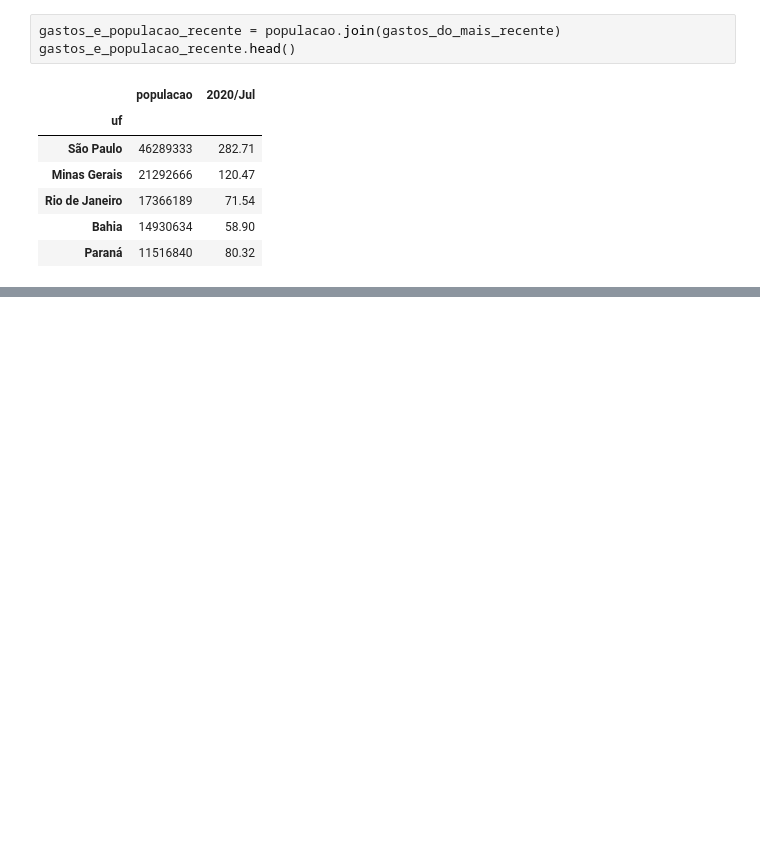
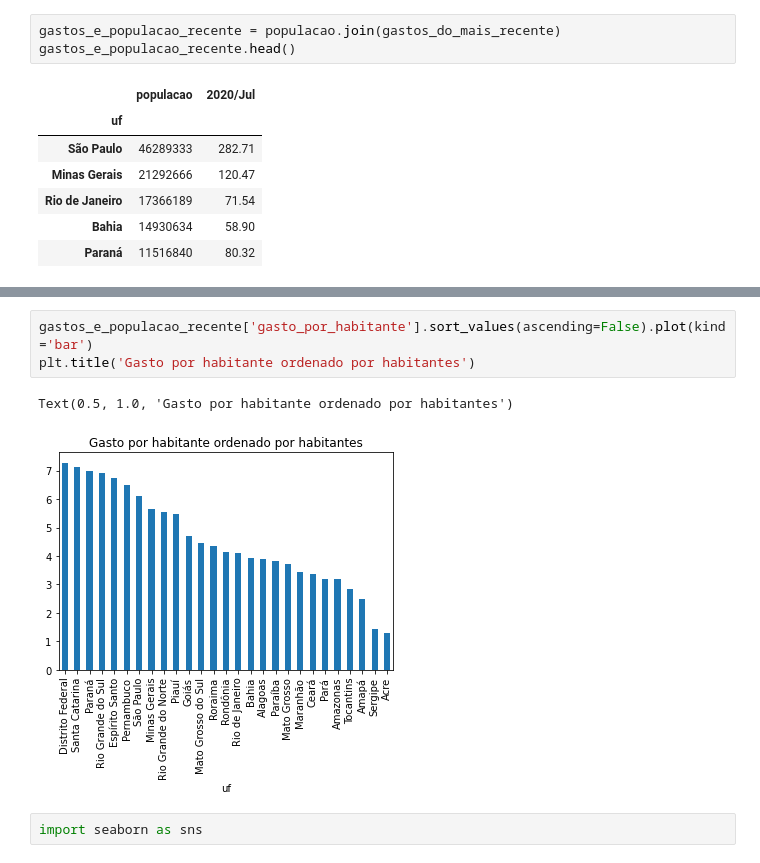
Before and after one commit to dougfeltrim/Bootcamp_Data_Science_Aplicada, a Jupyter notebook: Bootcamp_Data_Science_Aplicada_modulo_2.ipynb, the cells around one changed output, grey strips where cells are left out. Saved outputs shown, nothing was run; the diff lists cells and outputs as text; blank space fills up the shorter version.

```diff
--- a/Bootcamp_Data_Science_Aplicada_modulo_2.ipynb
+++ b/Bootcamp_Data_Science_Aplicada_modulo_2.ipynb
@@ -535,0 +604,8 @@ gastos_e_populacao_recente.head()
+# %%
+gastos_e_populacao_recente['gasto_por_habitante'].sort_values(ascending=False).plot(kind='bar')
+plt.title('Gasto por habitante ordenado por habitantes')
+# %% [output]
+Text(0.5, 1.0, 'Gasto por habitante ordenado por habitantes')
+[figure, added]
+# %%
+import seaborn as sns
```
Also changed, not shown: parts of 12 cells of this notebook.
